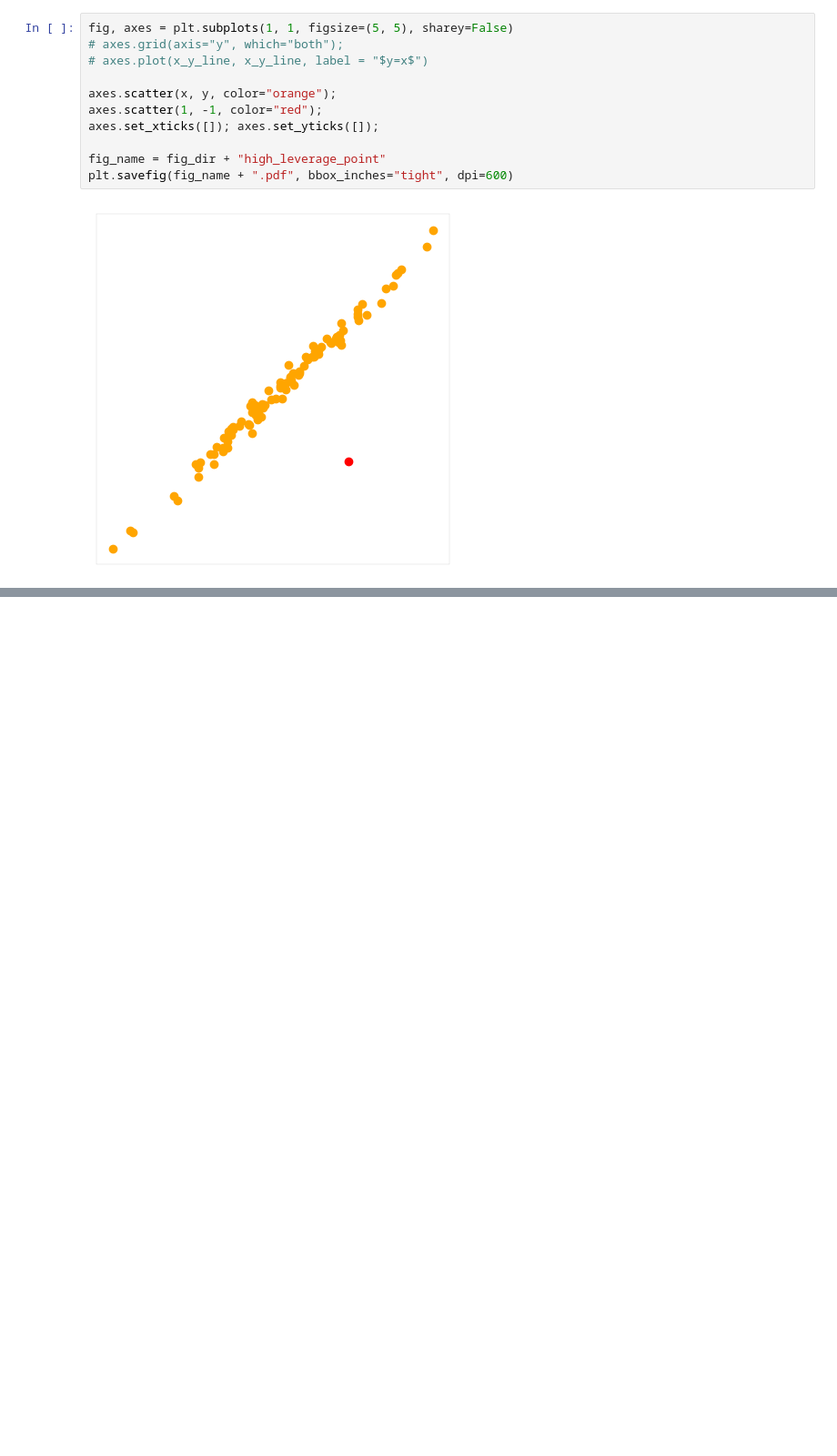
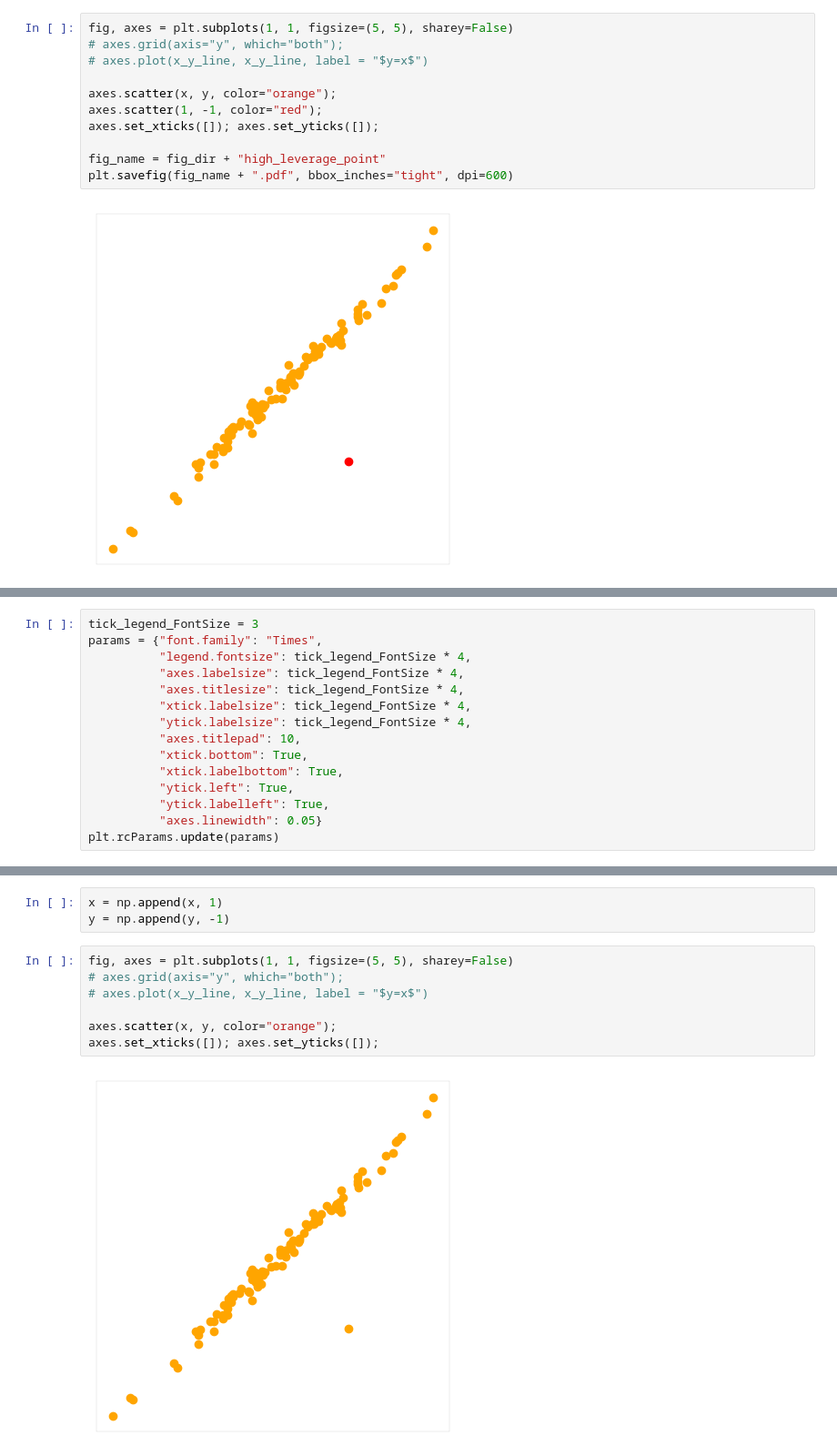
Before and after one commit to HNoorazar/Ag_Others, a Jupyter notebook: presentations/ISLP/some_plots_4_WeekLyMeeting.ipynb, the cells around one changed output, grey strips where cells are left out. Shown at 91% size. Saved outputs shown, nothing was run; the diff lists cells and outputs as text; blank space fills up the shorter version.

```diff
--- a/presentations/ISLP/some_plots_4_WeekLyMeeting.ipynb
+++ b/presentations/ISLP/some_plots_4_WeekLyMeeting.ipynb
@@ -227 +231,16 @@ x.min()
+# %%
+tick_legend_FontSize = 3
+params = {"font.family": "Times",
+          "legend.fontsize": tick_legend_FontSize * 4,
+          "axes.labelsize": tick_legend_FontSize * 4,
+          "axes.titlesize": tick_legend_FontSize * 4,
+          "xtick.labelsize": tick_legend_FontSize * 4,
+          "ytick.labelsize": tick_legend_FontSize * 4,
+          "axes.titlepad": 10,
+          "xtick.bottom": True,
+          "xtick.labelbottom": True,
+          "ytick.left": True,
+          "ytick.labelleft": True,
+          "axes.linewidth": 0.05}
+plt.rcParams.update(params)
 # %%
@@ -230,0 +310,12 @@ x.max()
+# %%
+x = np.append(x, 1)
+y = np.append(y, -1)
+# %%
+fig, axes = plt.subplots(1, 1, figsize=(5, 5), sharey=False)
+# axes.grid(axis="y", which="both");
+# axes.plot(x_y_line, x_y_line, label = "$y=x$")
+
+axes.scatter(x, y, color="orange");
+axes.set_xticks([]); axes.set_yticks([]);
+# %% [output]
+[figure, added]
```
Also changed, not shown: parts of 19 cells of this notebook, 10 other files.
